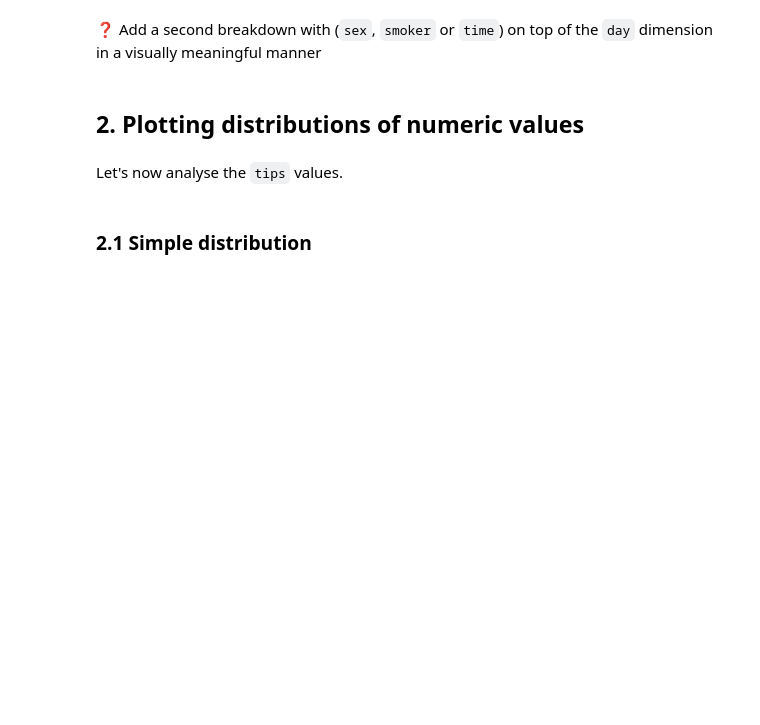
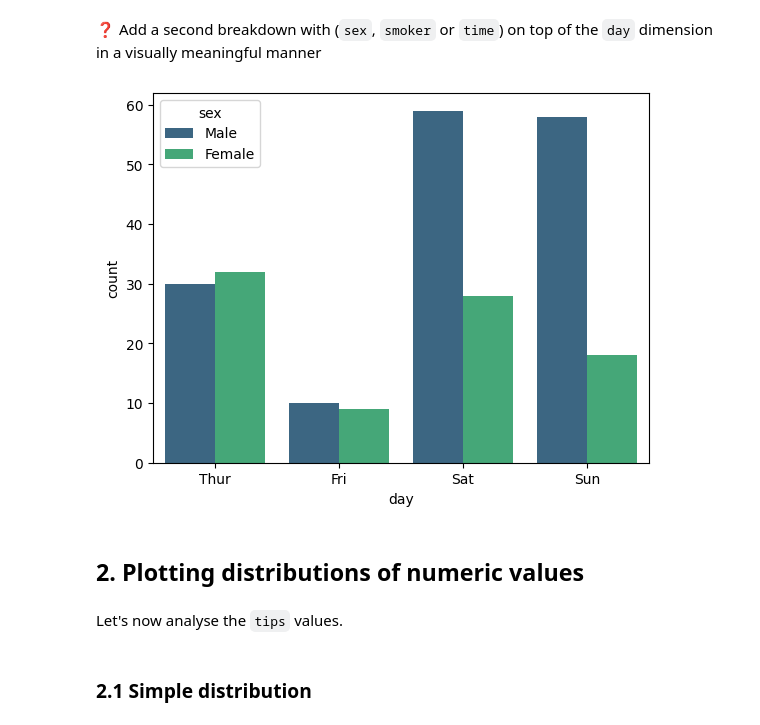
Before and after one commit to dorwein/data-seaborn-basics, a Jupyter notebook: seaborn-basics.ipynb, the cells around one changed output. Cells and saved outputs as stored; diff of their text form; code cells hidden in the pictures; blank space fills up the shorter version.

```diff
--- a/seaborn-basics.ipynb
+++ b/seaborn-basics.ipynb
@@ -29,3 +38,10 @@ df.head()
+# %%
+sns.countplot(x='day',
+              data= df,
+              hue= 'sex',
+              palette = 'viridis');
+# %% [output]
+[figure, added]
 # %% [markdown]
 ## 2. Plotting distributions of numeric values
 # %% [markdown]
```
Also changed, not shown: parts of 21 cells of this notebook.
